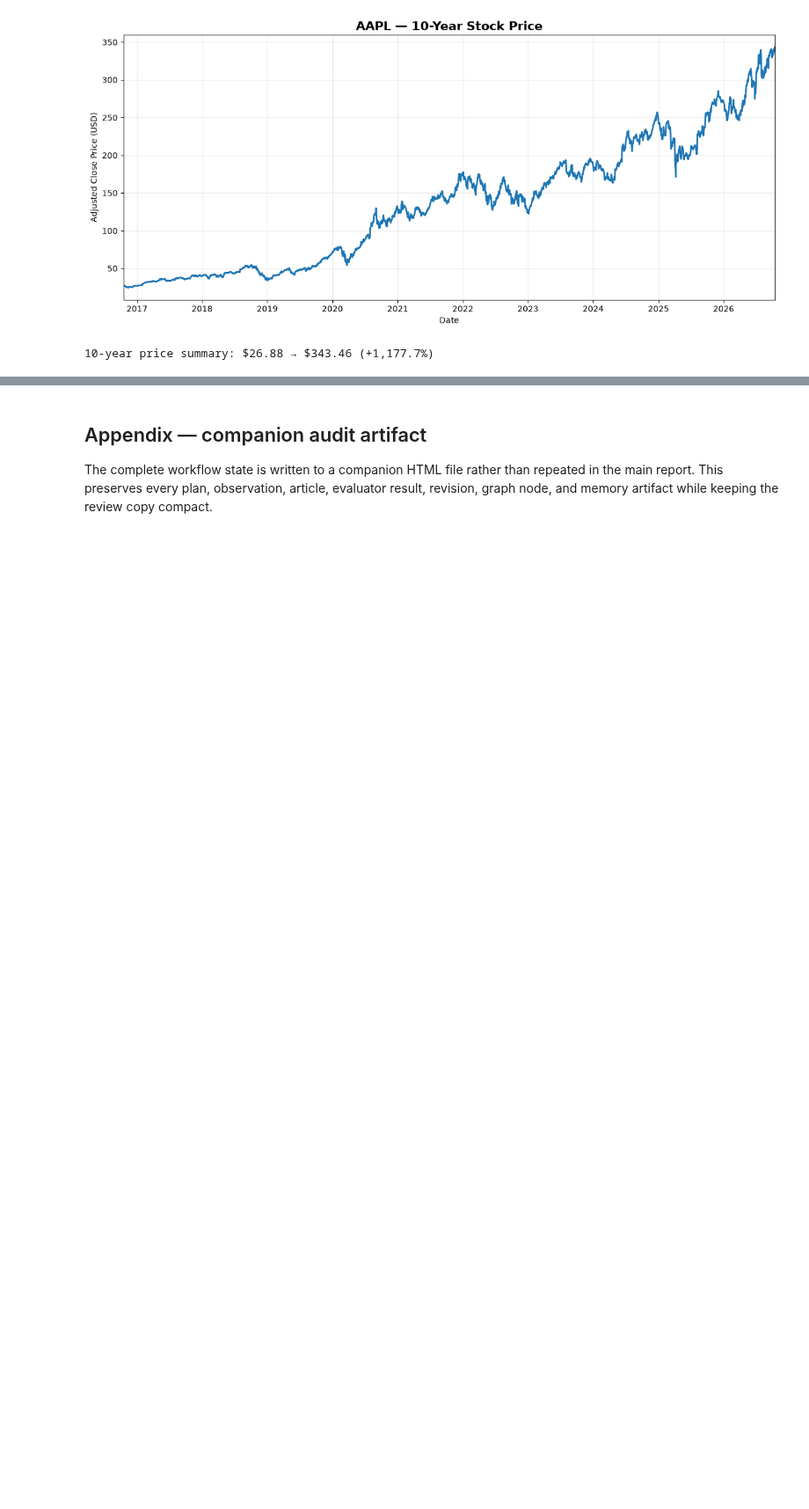
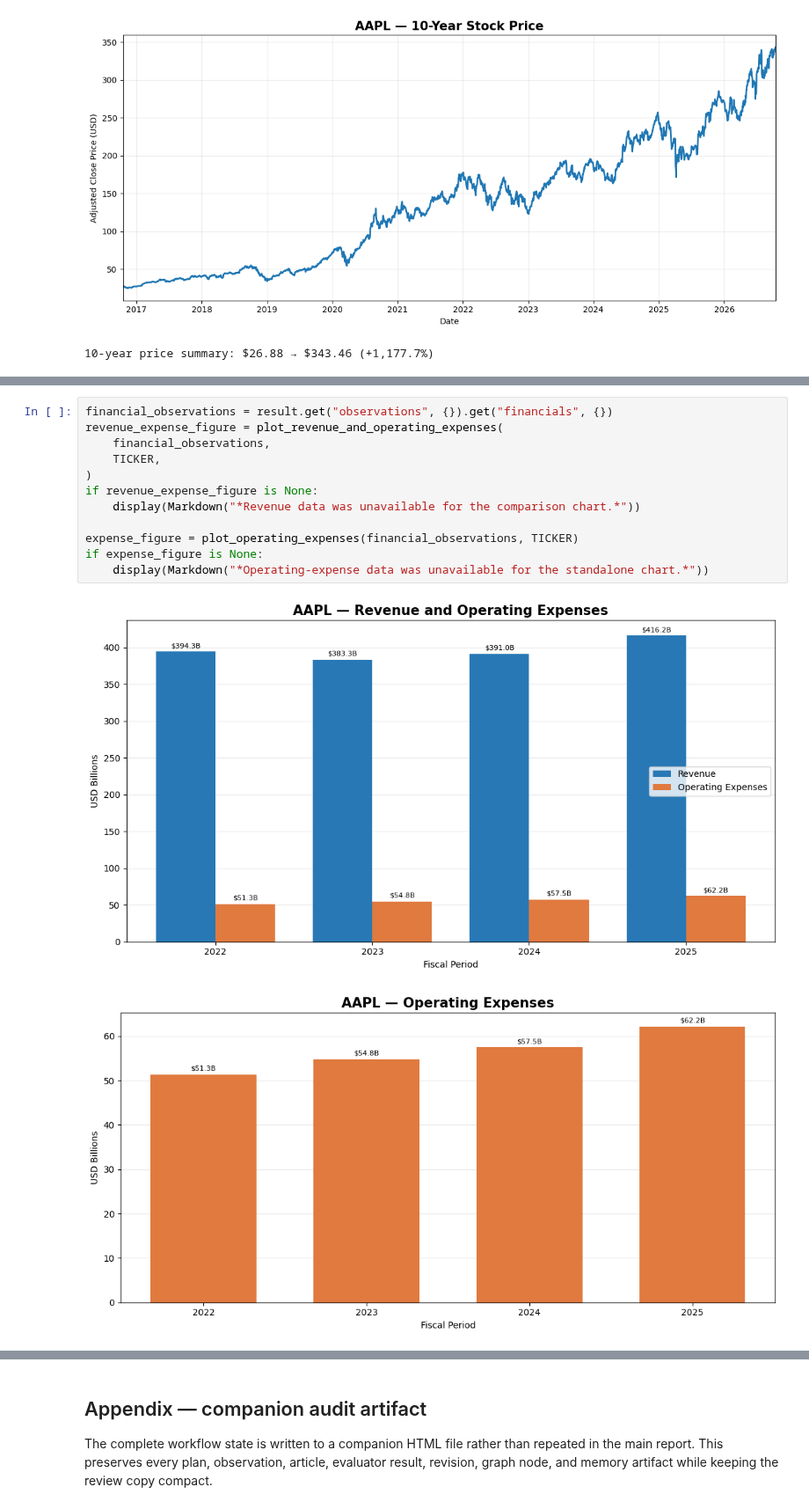
Before and after one commit to bwirgau-usd/AAI-520-final-project-multi-agent-financial-analysis, a Jupyter notebook: notebooks/multi_agent_financial_analysis.ipynb, the cells around one changed output, grey strips where cells are left out. Shown at 88% size. Drawn from its saved outputs; the diff is of its cells as text; blank space fills up the shorter version.

```diff
--- a/notebooks/multi_agent_financial_analysis.ipynb
+++ b/notebooks/multi_agent_financial_analysis.ipynb
@@ -662 +670,16 @@ except Exception as exc:
+# %%
+financial_observations = result.get("observations", {}).get("financials", {})
+revenue_expense_figure = plot_revenue_and_operating_expenses(
+    financial_observations,
+    TICKER,
+)
+if revenue_expense_figure is None:
+    display(Markdown("*Revenue data was unavailable for the comparison chart.*"))
+
+expense_figure = plot_operating_expenses(financial_observations, TICKER)
+if expense_figure is None:
+    display(Markdown("*Operating-expense data was unavailable for the standalone chart.*"))
+# %% [output]
+[figure, added]
+[figure, added]
 # %% [markdown]
```
Also changed, not shown: parts of 18 cells of this notebook, 18 other files.
